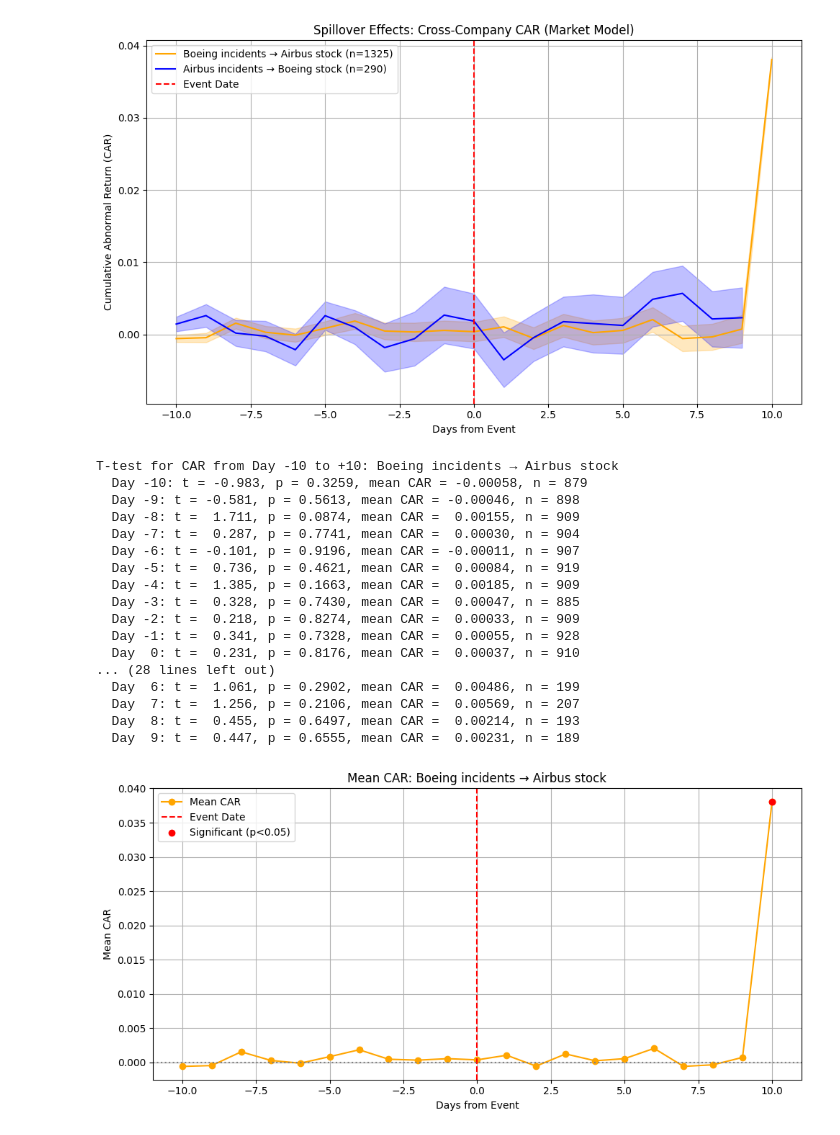
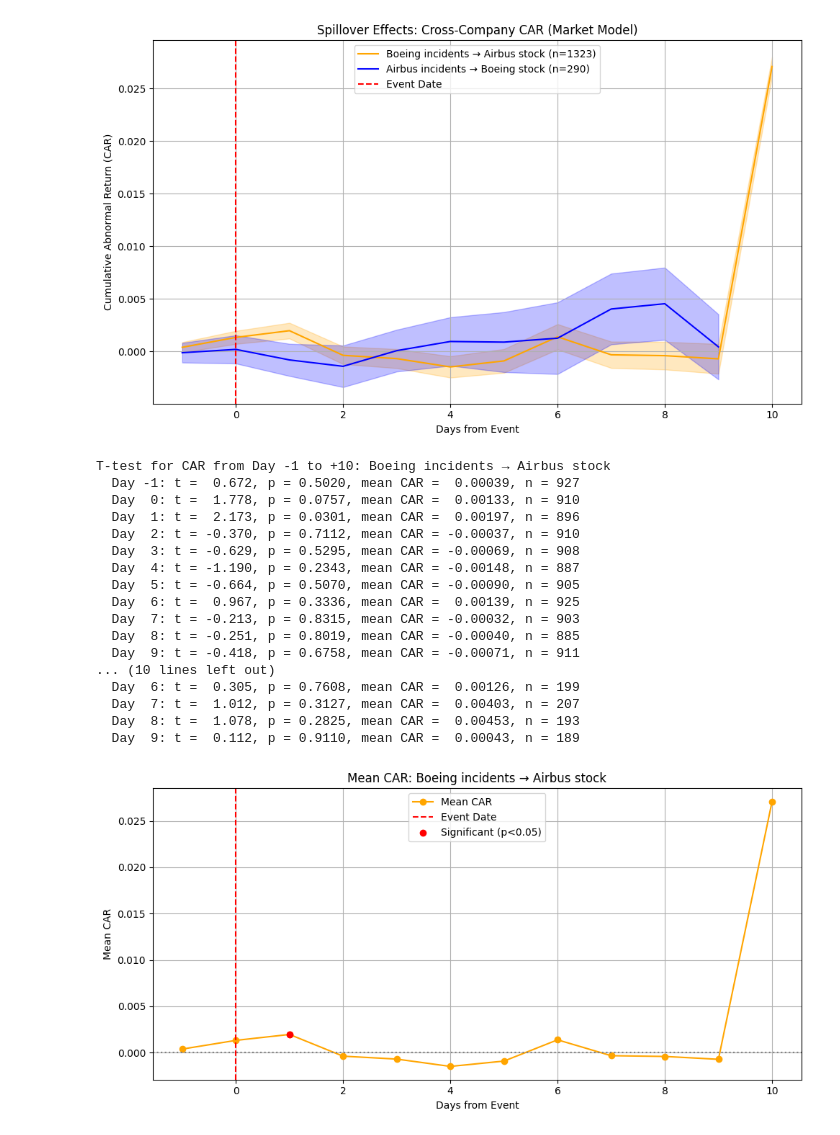
Before and after one commit to Clarice-C/5291final, a Jupyter notebook: spillover analysis.ipynb, the cells around one changed output. Saved outputs shown, nothing was run; the diff lists cells and outputs as text; code cells hidden in the pictures.

```diff
--- a/spillover analysis.ipynb
+++ b/spillover analysis.ipynb
@@ -6,14 +6,12 @@ from datetime import timedelta
 from statsmodels.api import OLS, add_constant
 from scipy.stats import ttest_1samp
 
-# Load stock and event data
 boeing = pd.read_csv("BA.csv")
 airbus = pd.read_csv("AIR.PA.csv")
 boeing_acc = pd.read_excel("boeing_only.xlsx")
 airbus_acc = pd.read_excel("airbus_only.xlsx")
 sp500 = pd.read_csv("^GSPC.csv")
 
-# Preprocess market and stock returns
 sp500['Date'] = pd.to_datetime(sp500['Date'], errors='coerce').dt.tz_localize(None)
 sp500.sort_values('Date', inplace=True)
 sp500.dropna(subset=['Adj Close'], inplace=True)
@@ -33,20 +31,19 @@ airbus_acc['EventDate'] = pd.to_datetime(airbus_acc['EventDate'], errors='coerce
 boeing_acc.dropna(subset=['EventDate'], inplace=True)
 airbus_acc.dropna(subset=['EventDate'], inplace=True)
 
-# Event study using market model
-def market_model_event_study(event_dates, target_df, est_win=60, evt_win=10):
+def market_model_event_study(event_dates, target_df, est_win=60, pre_evt_win=1, post_evt_win=10):
     aligned_data = []
     usable_events = 0
     for event_date in event_dates:
         try:
-            start_est = event_date - timedelta(days=est_win + evt_win)
-            end_est = event_date - timedelta(days=evt_win + 1)
+            start_est = event_date - timedelta(days=est_win + pre_evt_win)
+            end_est = event_date - timedelta(days=pre_evt_win + 1)
             est = target_df[(target_df['Date'] >= start_est) & (target_df['Date'] <= end_est)]
             if len(est) < 30:
                 continue
             model = OLS(est['Return'], add_constant(est['Mkt_Return'])).fit()
-            start_evt = event_date - timedelta(days=evt_win)
-            end_evt = event_date + timedelta(days=evt_win)
+            start_evt = event_date - timedelta(days=pre_evt_win)
+            end_evt = event_date + timedelta(days=post_evt_win)
             evt = target_df[(target_df['Date'] >= start_evt) & (target_df['Date'] <= end_evt)].copy()
             if evt.empty:
                 continue
@@ -60,11 +57,10 @@ def market_model_event_study(event_dates, target_df, est_win=60, evt_win=10):
             continue
     return aligned_data, usable_events
 
-# Run event studies
 boeing_dates = boeing_acc['EventDate']
 airbus_dates = airbus_acc['EventDate']
-airbus_to_boeing_data, _ = market_model_event_study(airbus_dates, boeing)
-boeing_to_airbus_data, _ = market_model_event_study(boeing_dates, airbus)
+airbus_to_boeing_data, _ = market_model_event_study(airbus_dates, boeing, pre_evt_win=1, post_evt_win=10)
+boeing_to_airbus_data, _ = market_model_event_study(boeing_dates, airbus, pre_evt_win=1, post_evt_win=10)
 
 # Plotting function
 def plot_cross_car_safe(data_list, label, color):
@@ -82,7 +78,6 @@ def plot_cross_car_safe(data_list, label, color):
     plt.plot(x, y, label=f"{label} (n={n})", color=color)
     plt.fill_between(x, y_lower, y_upper, color=color, alpha=0.25)
 
-# Draw combined CAR plot
 plt.figure(figsize=(10, 6))
 plot_cross_car_safe(boeing_to_airbus_data, 'Boeing incidents → Airbus stock', 'orange')
 plot_cross_car_safe(airbus_to_boeing_data, 'Airbus incidents → Boeing stock', 'blue')
@@ -96,54 +91,54 @@ plt.tight_layout()
 plt.savefig("cross_company_car_plot.png")
 plt.show()
 
-# T-test + CSV export
 def car_daywise_ttest(data_list, label):
     combined = pd.concat(data_list)
     t_results = []
-    print(f"\nT-test for CAR from Day -10 to +10: {label}")
-    for day in range(-10, 11):
+    print(f"\nT-test for CAR from Day -1 to +10: {label}")
+    for day in range(-1, 11):
         day_data = combined[combined['Day'] == day]['CAR'].dropna()
         if len(day_data) > 1:
             t_stat, p_value = ttest_1samp(day_data, 0)
             mean_car = day_data.mean()
             t_results.append({'Day': day, 't_stat': t_stat, 'p_value': p_value, 'mean_car': mean_car, 'n': len(day_data)})
             print(f"  Day {day:>2}: t = {t_stat:>6.3f}, p = {p_value:>6.4f}, mean CAR = {mean_car: .5f}, n = {len(day_data)}")
     t_df = pd.DataFrame(t_results)
     plt.figure(figsize=(10, 5))
     plt.plot(t_df['Day'], t_df['mean_car'], marker='o', color='orange', label='Mean CAR')
     plt.axvline(0, color='red', linestyle='--', label='Event Date')
     plt.axhline(0, color='gray', linestyle=':')
     sig = t_df['p_value'] < 0.05
     plt.scatter(t_df['Day'][sig], t_df['mean_car'][sig], color='red', label='Significant (p<0.05)', zorder=5)
     plt.title(f"Mean CAR: {label}")
     plt.xlabel("Days from Event")
     plt.ylabel("Mean CAR")
     plt.grid(True)
     plt.legend()
     plt.tight_layout()
     filename_prefix = label.replace(' ', '_').replace('→', 'to')
     plt.savefig(f"{filename_prefix}_t_results_plot.png")
     t_df.to_csv(f"{filename_prefix}_t_results.csv", index=False)
 
+# Run t-tests
 car_daywise_ttest(boeing_to_airbus_data, "Boeing incidents → Airbus stock")
 car_daywise_ttest(airbus_to_boeing_data, "Airbus incidents → Boeing stock")
 # %% [output]
-[figure, old version]
+[figure, new version]
-T-test for CAR from Day -10 to +10: Boeing incidents → Airbus stock
-  Day -10: t = -0.983, p = 0.3259, mean CAR = -0.00058, n = 879
-  Day -9: t = -0.581, p = 0.5613, mean CAR = -0.00046, n = 898
-  Day -8: t =  1.711, p = 0.0874, mean CAR =  0.00155, n = 909
-  Day -7: t =  0.287, p = 0.7741, mean CAR =  0.00030, n = 904
-  Day -6: t = -0.101, p = 0.9196, mean CAR = -0.00011, n = 907
-  Day -5: t =  0.736, p = 0.4621, mean CAR =  0.00084, n = 919
-  Day -4: t =  1.385, p = 0.1663, mean CAR =  0.00185, n = 909
-  Day -3: t =  0.328, p = 0.7430, mean CAR =  0.00047, n = 885
-  Day -2: t =  0.218, p = 0.8274, mean CAR =  0.00033, n = 909
-  Day -1: t =  0.341, p = 0.7328, mean CAR =  0.00055, n = 928
-  Day  0: t =  0.231, p = 0.8176, mean CAR =  0.00037, n = 910
-... (28 lines left out)
-  Day  6: t =  1.061, p = 0.2902, mean CAR =  0.00486, n = 199
-  Day  7: t =  1.256, p = 0.2106, mean CAR =  0.00569, n = 207
-  Day  8: t =  0.455, p = 0.6497, mean CAR =  0.00214, n = 193
-  Day  9: t =  0.447, p = 0.6555, mean CAR =  0.00231, n = 189
+T-test for CAR from Day -1 to +10: Boeing incidents → Airbus stock
+  Day -1: t =  0.672, p = 0.5020, mean CAR =  0.00039, n = 927
+  Day  0: t =  1.778, p = 0.0757, mean CAR =  0.00133, n = 910
+  Day  1: t =  2.173, p = 0.0301, mean CAR =  0.00197, n = 896
+  Day  2: t = -0.370, p = 0.7112, mean CAR = -0.00037, n = 910
+  Day  3: t = -0.629, p = 0.5295, mean CAR = -0.00069, n = 908
+  Day  4: t = -1.190, p = 0.2343, mean CAR = -0.00148, n = 887
+  Day  5: t = -0.664, p = 0.5070, mean CAR = -0.00090, n = 905
+  Day  6: t =  0.967, p = 0.3336, mean CAR =  0.00139, n = 925
+  Day  7: t = -0.213, p = 0.8315, mean CAR = -0.00032, n = 903
+  Day  8: t = -0.251, p = 0.8019, mean CAR = -0.00040, n = 885
+  Day  9: t = -0.418, p = 0.6758, mean CAR = -0.00071, n = 911
+... (10 lines left out)
+  Day  6: t =  0.305, p = 0.7608, mean CAR =  0.00126, n = 199
+  Day  7: t =  1.012, p = 0.3127, mean CAR =  0.00403, n = 207
+  Day  8: t =  1.078, p = 0.2825, mean CAR =  0.00453, n = 193
+  Day  9: t =  0.112, p = 0.9110, mean CAR =  0.00043, n = 189
-[figure, old version]
+[figure, new version]
```
Also changed, not shown: parts of 2 cells of this notebook.
